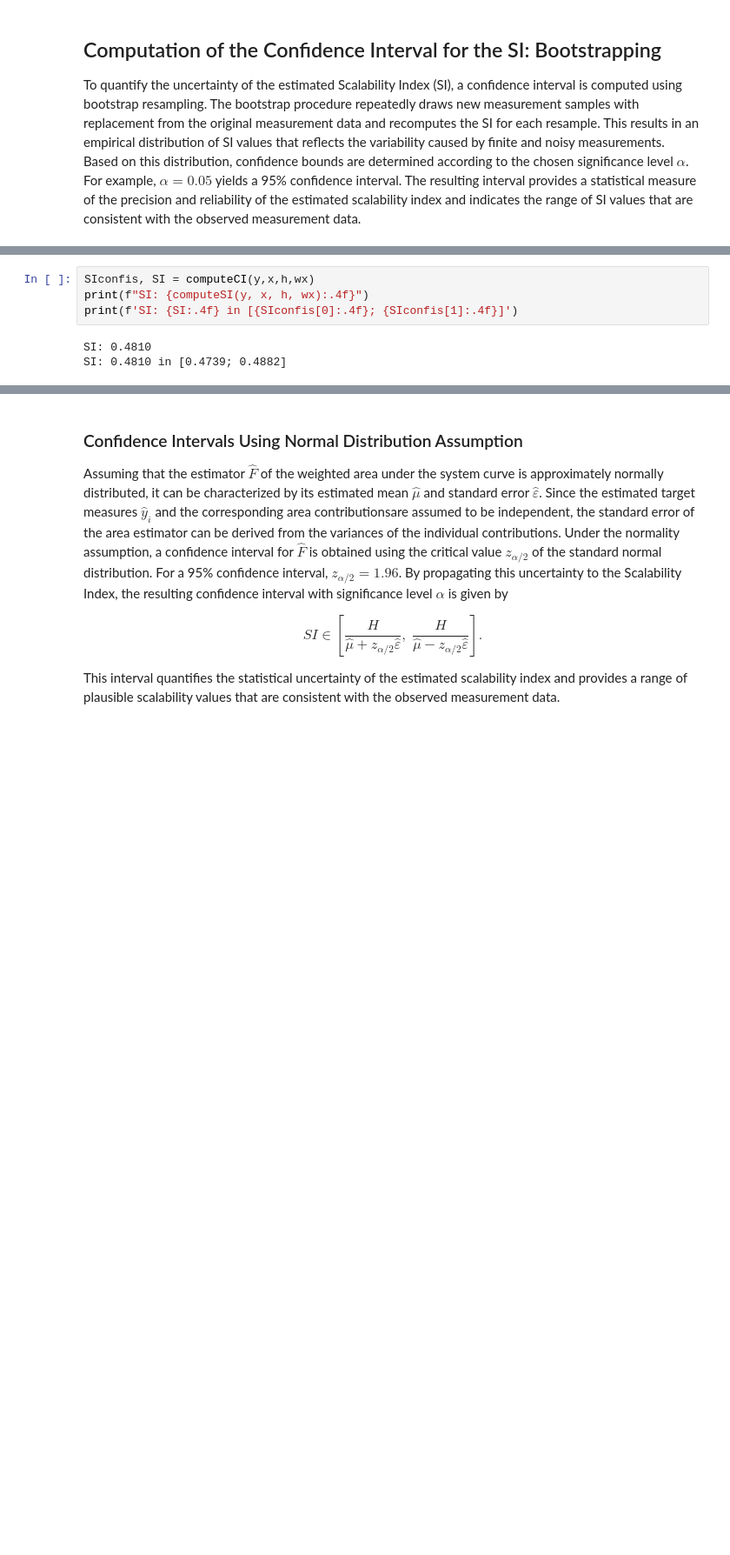
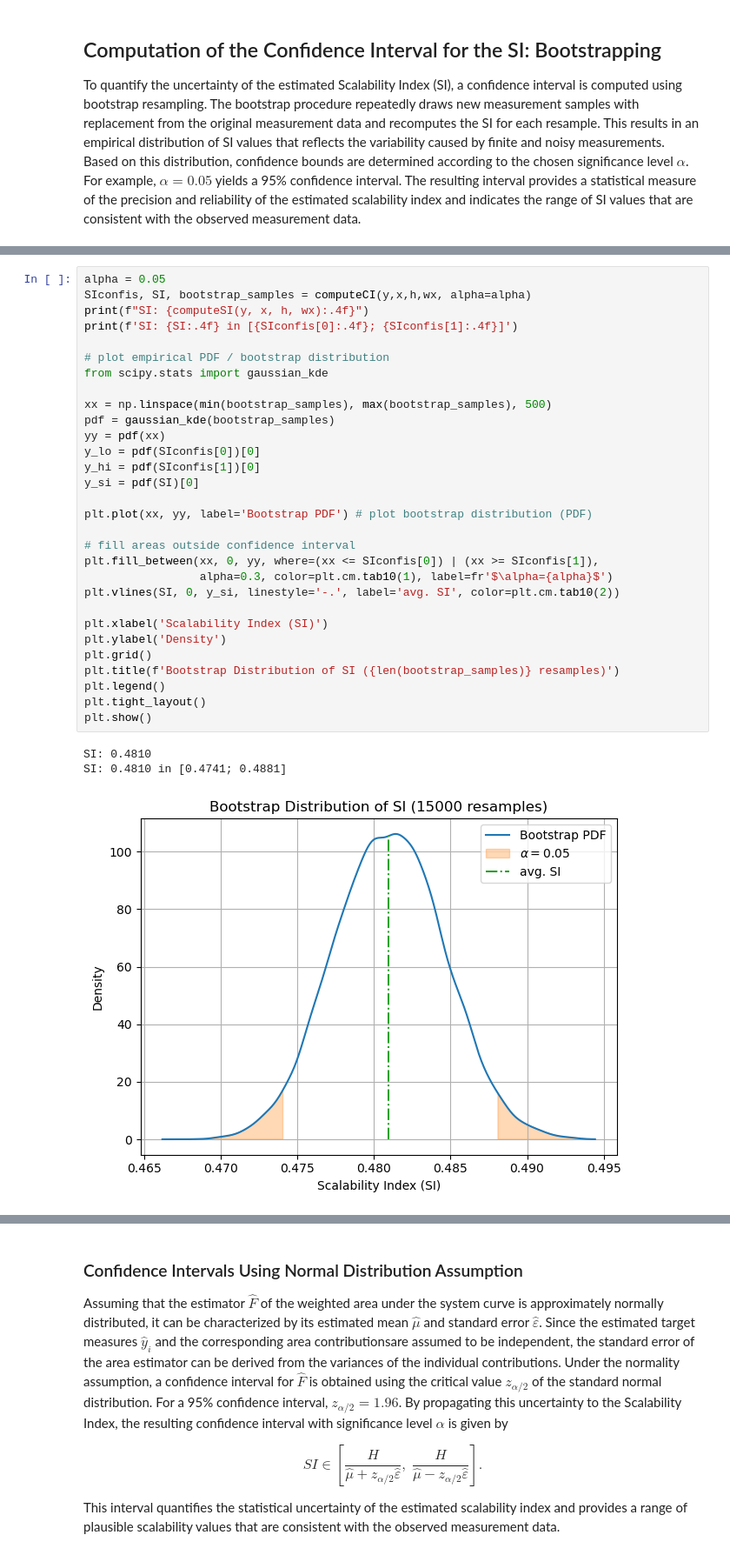
Before and after one commit to hossfeld/scalabilityIndex, a Jupyter notebook: scalabilityIndexConfidenceIntervals.ipynb, the cells around one changed output, grey strips where cells are left out. Shown at 87% size. Cells and saved outputs as stored; diff of their text form; blank space fills up the shorter version.

Commit message:
Added bootstrap distribution

```diff
--- a/scalabilityIndexConfidenceIntervals.ipynb
+++ b/scalabilityIndexConfidenceIntervals.ipynb
@@ -315,7 +325,34 @@ def computeCI(y, x, h_fun, w_fun, gamma=1, resample=15000, alpha=0.05):
 # %%
-SIconfis, SI = computeCI(y,x,h,wx)
+alpha = 0.05
+SIconfis, SI, bootstrap_samples = computeCI(y,x,h,wx, alpha=alpha)
 print(f"SI: {computeSI(y, x, h, wx):.4f}")
 print(f'SI: {SI:.4f} in [{SIconfis[0]:.4f}; {SIconfis[1]:.4f}]')
+
+# plot empirical PDF / bootstrap distribution
+from scipy.stats import gaussian_kde
+
+xx = np.linspace(min(bootstrap_samples), max(bootstrap_samples), 500)
+pdf = gaussian_kde(bootstrap_samples)
+yy = pdf(xx)
+y_lo = pdf(SIconfis[0])[0]
+y_hi = pdf(SIconfis[1])[0]
+y_si = pdf(SI)[0]
+
+plt.plot(xx, yy, label='Bootstrap PDF') # plot bootstrap distribution (PDF)
+
+# fill areas outside confidence interval
+plt.fill_between(xx, 0, yy, where=(xx <= SIconfis[0]) | (xx >= SIconfis[1]),
+                 alpha=0.3, color=plt.cm.tab10(1), label=fr'$\alpha={alpha}$')
+plt.vlines(SI, 0, y_si, linestyle='-.', label='avg. SI', color=plt.cm.tab10(2))
+
+plt.xlabel('Scalability Index (SI)')
+plt.ylabel('Density')
+plt.grid()
+plt.title(f'Bootstrap Distribution of SI ({len(bootstrap_samples)} resamples)')
+plt.legend()
+plt.tight_layout()
+plt.show()
 # %% [output]
 SI: 0.4810
-SI: 0.4810 in [0.4739; 0.4882]
+SI: 0.4810 in [0.4741; 0.4881]
+[figure, added]
```
Also changed, not shown: parts of 2 cells of this notebook, 1 other file.
